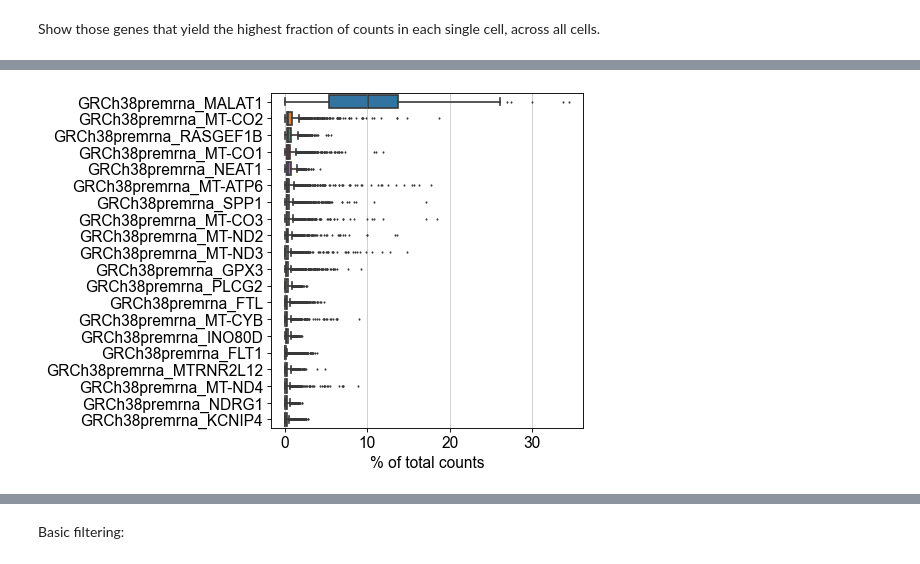
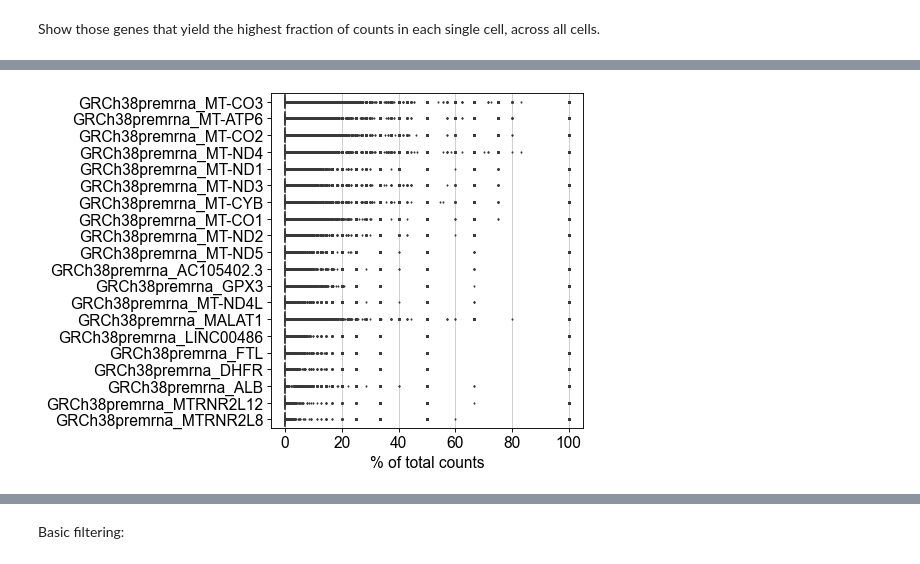
Before and after one commit to axcyoung/scanpy-tutorials, a Jupyter notebook: pbmc3k.ipynb, the cells around one changed output, grey strips where cells are left out. Saved outputs shown, nothing was run; the diff lists cells and outputs as text; code cells hidden in the pictures.

```diff
--- a/pbmc3k.ipynb
+++ b/pbmc3k.ipynb
@@ -41,0 +89,20 @@ results_file = 'write/SCP1214.h5ad'  # the file that will store the analysis res
+# %%
+temp4 = D4_exon.obs.index.tolist()
+for i in range(len(temp4)):
+    temp4[i] = '02-P240970-S036-R01-' + temp4[i].removesuffix('-1')
+D4_exon.obs.index = temp4
+# %%
+temp8 = D8_exon.obs.index.tolist()
+for i in range(len(temp8)):
+    temp8[i] = '04-P006354-S023-R01-' + temp8[i].removesuffix('-1')
+D8_exon.obs.index = temp8
+# %%
+temp4p = D4_premrna.obs.index.tolist()
+for i in range(len(temp4p)):
+    temp4p[i] = '02-P240970-S036-R01-' + temp4p[i].removesuffix('-1')
+D4_premrna.obs.index = temp4p
+# %%
+temp8p = D8_premrna.obs.index.tolist()
+for i in range(len(temp8p)):
+    temp8p[i] = '04-P006354-S023-R01-' + temp8p[i].removesuffix('-1')
+D8_premrna.obs.index = temp8p
@@ -100,6 +160,6 @@ adata_liver.obs = metadata_liver[1:]
 # %% [markdown]
 Show those genes that yield the highest fraction of counts in each single cell, across all cells.
 # %%
-sc.pl.highest_expr_genes(D2_data, n_top=20, )
+sc.pl.highest_expr_genes(D8_premrna, n_top=20, )
 # %% [output]
 normalizing counts per cell
@@ -106,2 +167,2 @@ normalizing counts per cell
     finished (0:00:00)
-[figure, old version]
+[figure, new version]
```
Also changed, not shown: parts of 59 cells of this notebook.
